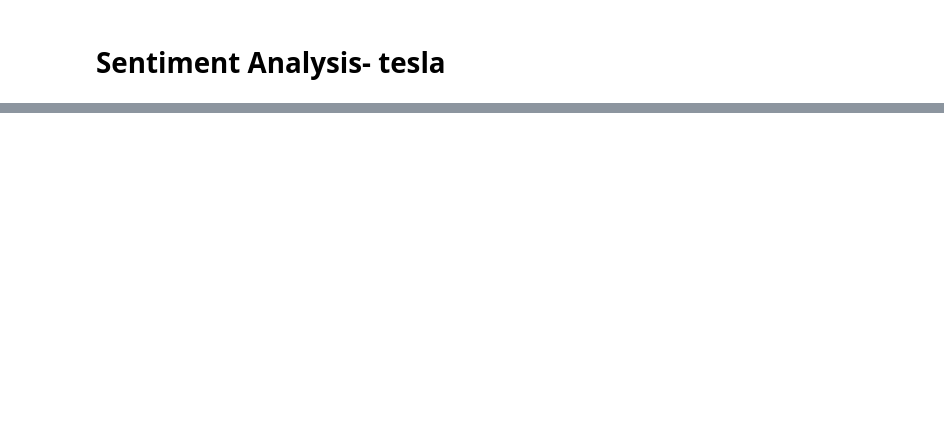
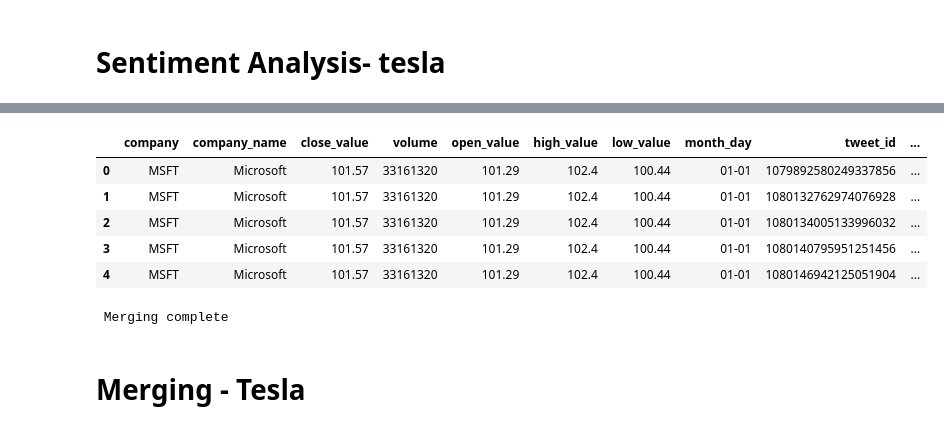
Before and after one commit to Mini1521/Sentiment-Analysis, a Jupyter notebook: Using_Microsoft_and_Tesla_Dataset_from_2020.ipynb, the cells around one changed output, grey strips where cells are left out. Cells and saved outputs as stored; diff of their text form; code cells hidden in the pictures; blank space fills up the shorter version.

```diff
--- a/Using_Microsoft_and_Tesla_Dataset_from_2020.ipynb
+++ b/Using_Microsoft_and_Tesla_Dataset_from_2020.ipynb
@@ -496,0 +489,10 @@ ValueError: Found array with 0 sample(s) (shape=(0, 2417)) while a minimum of 1
+# %%
+# Extract Month-Day format (MM-DD) and create a new column
+stock_data['month_day'] = stock_data['day_date'].dt.strftime('%m-%d')
+tweets_sentiment['month_day'] = tweets_sentiment['date'].dt.strftime('%m-%d')
+news_sentiment['month_day'] = news_sentiment['date'].dt.strftime('%m-%d')
+# %%
+# Drop original 'date' column (Optional: Keep if needed)
+stock_data.drop(columns=['day_date'], inplace=True)
+tweets_sentiment.drop(columns=['date'], inplace=True)
+news_sentiment.drop(columns=['date'], inplace=True)
@@ -496,0 +505,27 @@ ValueError: Found array with 0 sample(s) (shape=(0, 2417)) while a minimum of 1
+# %%
+# Merge datasets based on 'month_day'
+merged_data = stock_data.merge(tweets_sentiment, on='month_day', how='left')
+merged_data = merged_data.merge(news_sentiment, on='month_day', how='left')
+# Fill missing sentiment values with 0 (assuming no sentiment means neutral)
+merged_df.fillna(0, inplace=True)
+# %%
+# Rename columns
+merged_data = merged_data.rename(columns={'ticker_symbol_x': 'company','sentiment_x': 'tweet_sentiment', 'sentiment_y': "news_sentiment"})
+merged_data.drop(columns=['ticker_symbol_y'], inplace=True)
+merged_data['news_sentiment'] = merged_data['news_sentiment'].fillna(0).astype(int)
+# %%
+merged_data.head()
+# %% [output]
+|  | company | company_name | close_value | volume | open_value | high_value | low_value | month_day | tweet_id | ... |
+| 0 | MSFT | Microsoft | 101.57 | 33161320 | 101.29 | 102.4 | 100.44 | 01-01 | 1079892580249337856 | ... |
+| 1 | MSFT | Microsoft | 101.57 | 33161320 | 101.29 | 102.4 | 100.44 | 01-01 | 1080132762974076928 | ... |
+| 2 | MSFT | Microsoft | 101.57 | 33161320 | 101.29 | 102.4 | 100.44 | 01-01 | 1080134005133996032 | ... |
+| 3 | MSFT | Microsoft | 101.57 | 33161320 | 101.29 | 102.4 | 100.44 | 01-01 | 1080140795951251456 | ... |
+| 4 | MSFT | Microsoft | 101.57 | 33161320 | 101.29 | 102.4 | 100.44 | 01-01 | 1080146942125051904 | ... |
+# %%
+# Save the merged dataset
+merged_data.to_csv("MSFT_MERGED_SENTIMENT.csv", index=False)
+
+print(" Merging complete")
+# %% [output]
+ Merging complete
@@ -496,0 +545,2 @@ ValueError: Found array with 0 sample(s) (shape=(0, 2417)) while a minimum of 1
+# %% [markdown]
+# Merging - Tesla
```
Also changed, not shown: parts of 93 cells of this notebook.
